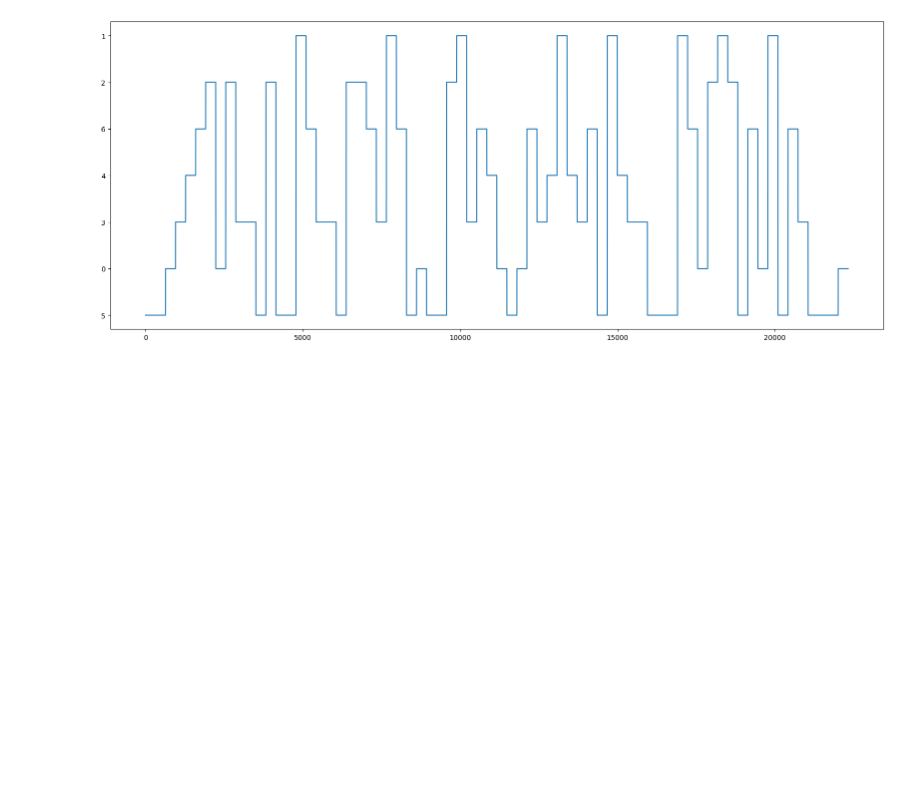
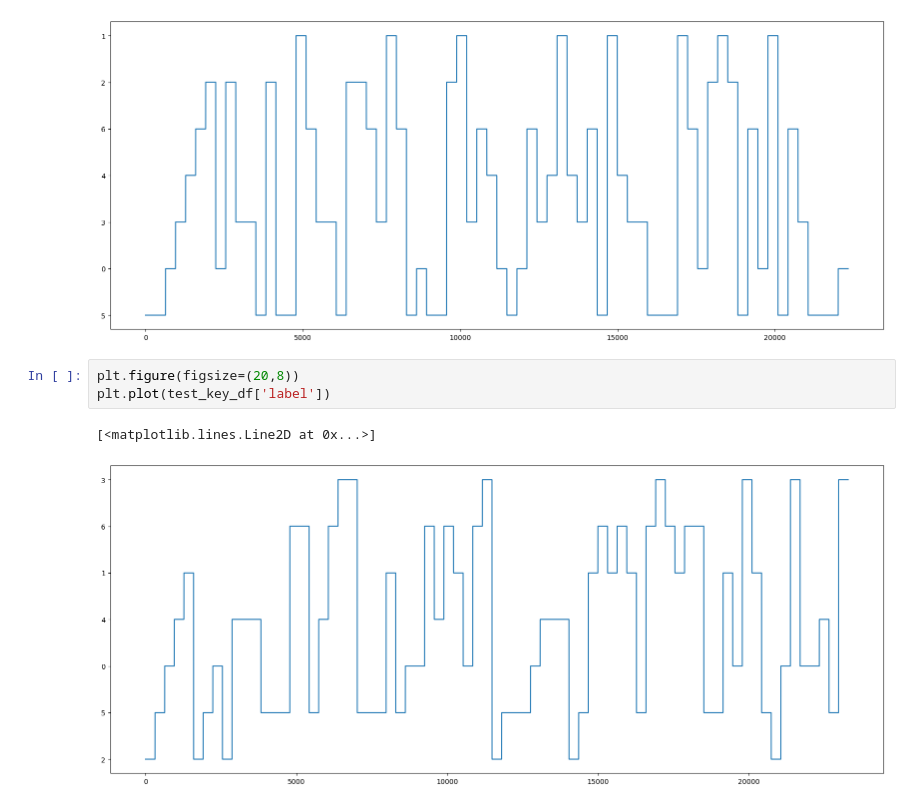
Before and after one commit to readytensor/rt_datasets_time_step_classification, a Jupyter notebook: datasets/raw/lightning7/prepare_data.ipynb, the cells around one changed output. Cells and saved outputs as stored; diff of their text form; blank space fills up the shorter version.

```diff
--- a/datasets/raw/lightning7/prepare_data.ipynb
+++ b/datasets/raw/lightning7/prepare_data.ipynb
@@ -81,3 +81,9 @@ plt.plot(train_df['label'])
 # %% [output]
 [<matplotlib.lines.Line2D at 0x...>]
 [figure]
+# %%
+plt.figure(figsize=(20,8))
+plt.plot(test_key_df['label'])
+# %% [output]
+[<matplotlib.lines.Line2D at 0x...>]
+[figure, added]
```
Also changed, not shown: 6 other files.
